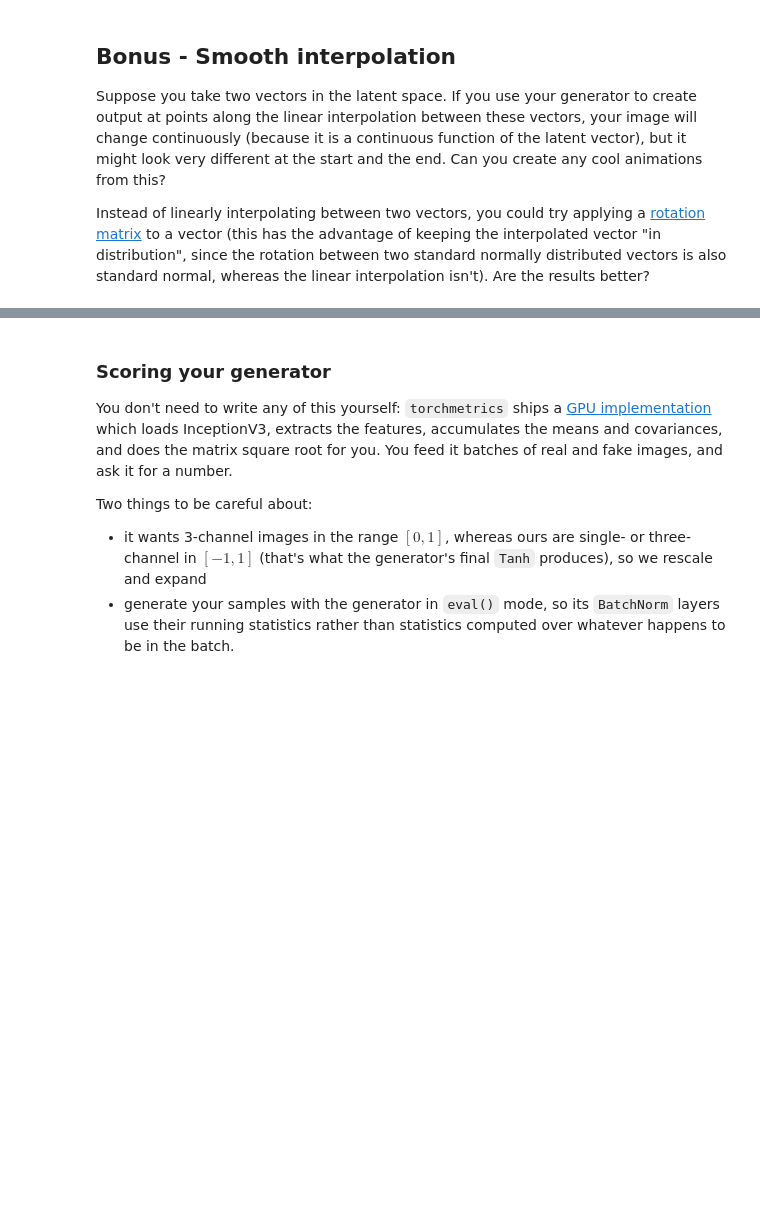
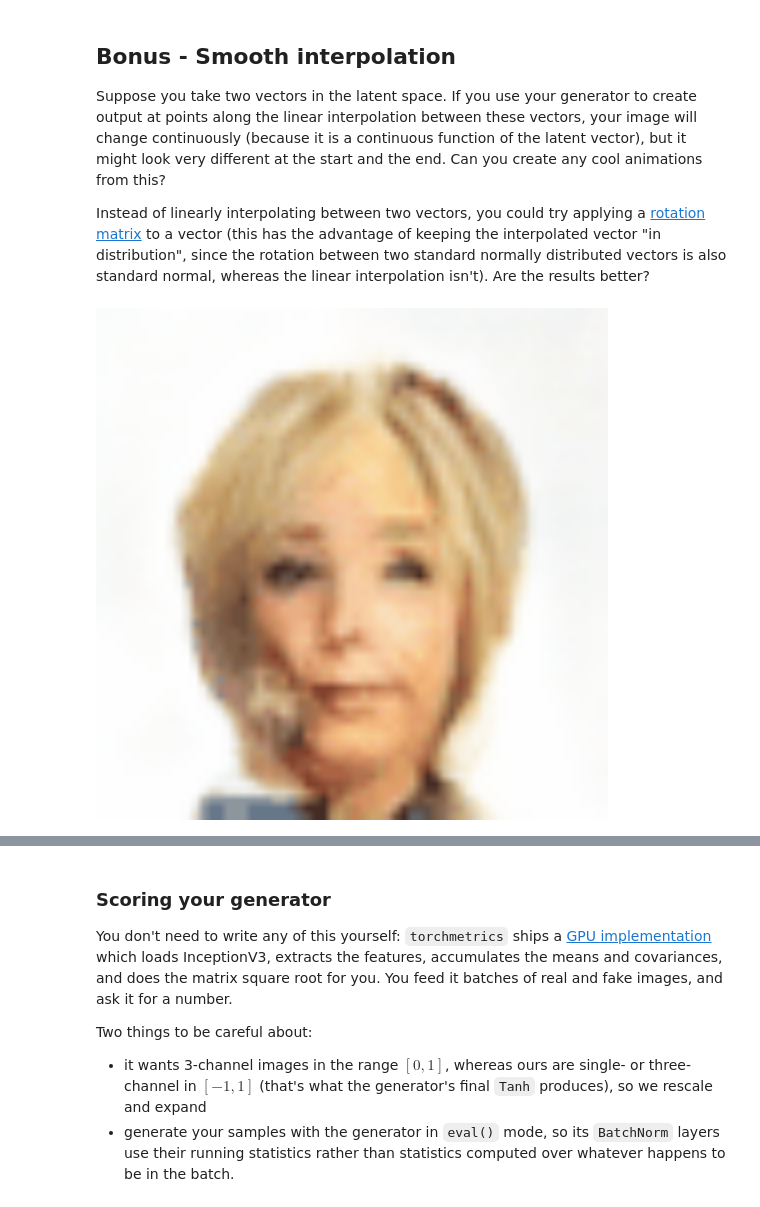
Before and after one commit to satyaholla/ARENA, a Jupyter notebook: chapter0_fundamentals/exercises/part52_gans/0.5.2_GANs_exercises.ipynb, the cells around one changed output, grey strips where cells are left out. Saved outputs shown, nothing was run; the diff lists cells and outputs as text; code cells hidden in the pictures; blank space fills up the shorter version.

```diff
--- a/chapter0_fundamentals/exercises/part52_gans/0.5.2_GANs_exercises.ipynb
+++ b/chapter0_fundamentals/exercises/part52_gans/0.5.2_GANs_exercises.ipynb
@@ -1614,8 +1670,8 @@ args = DCGANArgs(
     epochs=5,
     lr_D=8e-4,  # separate LRs for generator and discriminator
     lr_G=2e-4,
-    use_wandb=False,
-    compile=False, # toggle me once you have the bugs ironed out
+    use_wandb=True,
+    compile=True, # toggle me once you have the bugs ironed out
 )
 trainer = DCGANTrainer(args)
 dcgan_celeb = trainer.train()
@@ -1756,3 +1851,42 @@ stabilisation ideas.
 Suppose you take two vectors in the latent space. If you use your generator to create output at points along the linear interpolation between these vectors, your image will change continuously (because it is a continuous function of the latent vector), but it might look very different at the start and the end. Can you create any cool animations from this?
 
 Instead of linearly interpolating between two vectors, you could try applying a [rotation matrix](https://en.wikipedia.org/wiki/Rotation_matrix) to a vector (this has the advantage of keeping the interpolated vector "in distribution", since the rotation between two standard normally distributed vectors is also standard normal, whereas the linear interpolation isn't). Are the results better?
+# %%
+dcgan_celeb.eval()
+with t.inference_mode():
+    num_frames = 50
+    # linear interpolation
+    z = t.randn((2, dcgan_celeb.latent_dim_size), device=device) # (2, L)
+    interpolator = t.arange(num_frames, device=device) # (num_frames,)
+    interpolator = t.stack((interpolator, interpolator.flip(0)), dim=-1) # (num_frames, 2)
+    interpolator = interpolator / interpolator.sum(-1, keepdim=True)
+    linear_animation = dcgan_celeb.netG(interpolator @ z)
+
+    # rotational interpolation
+    eps = 3e-3
+    z = t.randn((dcgan_celeb.latent_dim_size,), device=device)
+    M = t.randn((dcgan_celeb.latent_dim_size, dcgan_celeb.latent_dim_size), device=device)
+    R = t.matrix_exp(eps * (M - M.T))
+    z = [z]
+    for _ in range(num_frames - 1):
+        z.append(R @ z[-1])
+    z = t.stack(z, 0)
+    rotational_animation = dcgan_celeb.netG(z)
+# %%
+import imageio.v2 as imageio
+from IPython.display import Image, display
+
+
+def animate(imgs):
+    imgs = imgs.detach().cpu()          # [N, 3, 64, 64]
+    imgs = ((imgs + 1) / 2).clamp(0, 1)  # -> [0, 1]
+    imgs = (imgs * 255).byte()
+    imgs = imgs.permute(0, 2, 3, 1).numpy()  # [N, 64, 64, 3]
+
+    imageio.mimsave("animation.gif", imgs, duration=0.08, loop=0)
+
+    display(Image("animation.gif", width=512))
+# %%
+animate(linear_animation)
+# %% [output]
+[figure, added]
```
Also changed, not shown: parts of 9 cells of this notebook.
